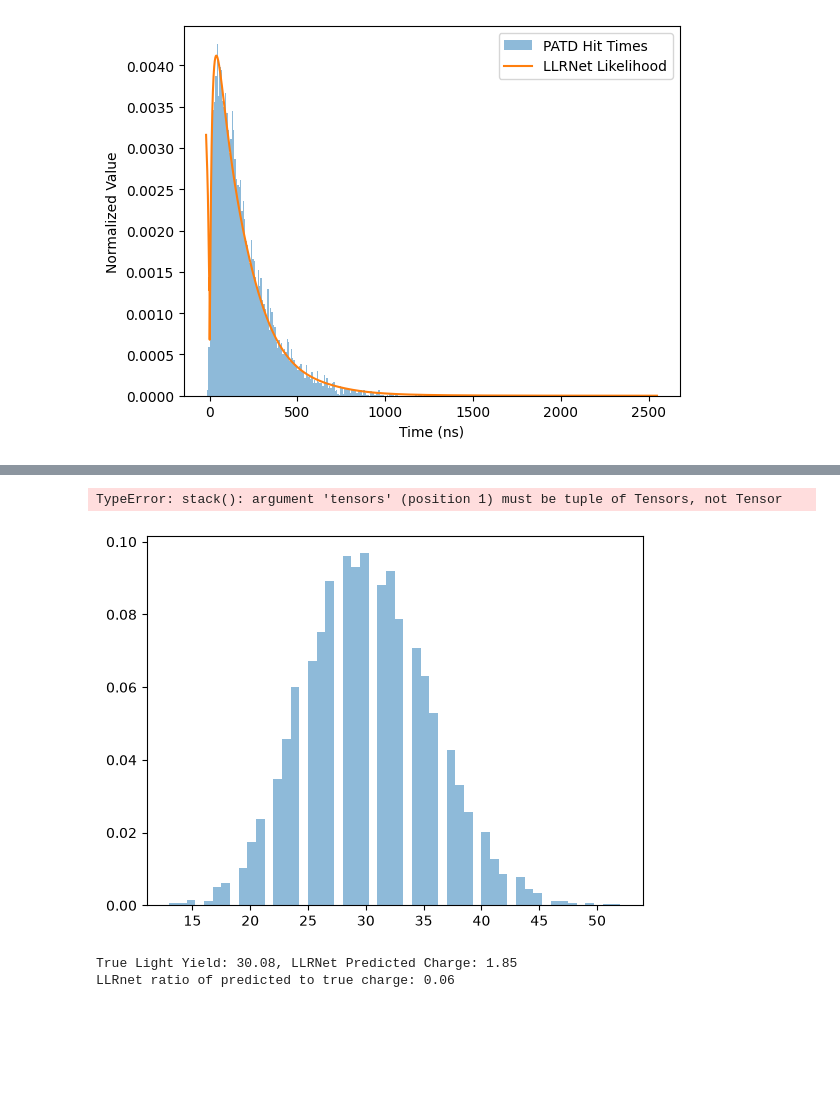
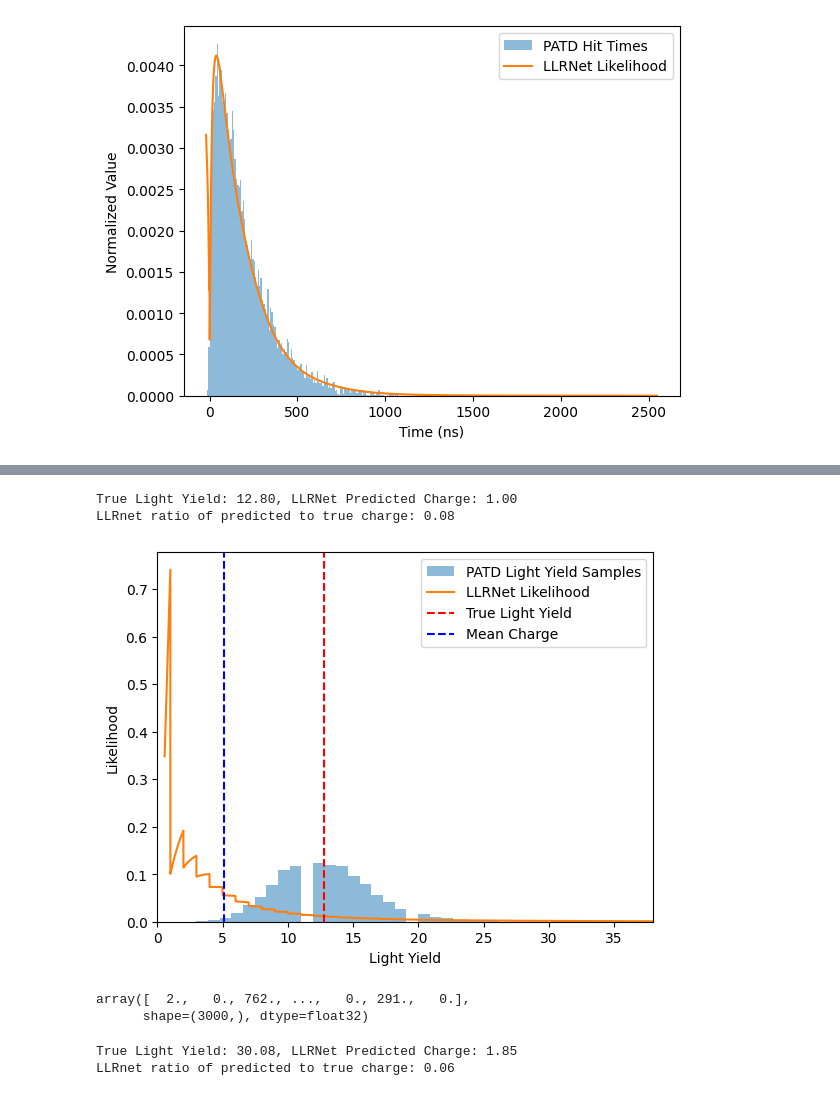
Before and after one commit to kristiantcho/nugget, a Jupyter notebook: nugget/examples/llr_testing.ipynb, the cells around one changed output, grey strips where cells are left out. Drawn from its saved outputs; the diff is of its cells as text; code cells hidden in the pictures; blank space fills up the shorter version.

Commit message:
more tests

```diff
--- a/nugget/examples/llr_testing.ipynb
+++ b/nugget/examples/llr_testing.ipynb
@@ -97,8 +97,9 @@ llr_net = nugget.surrogates.LLRnet.LLRnet(
 )
 
 # llr_net.load_model('best_hit_llr_model_v8.pt')
-llr_net.load_model('best_charge_llr_model_v6.pt')
+llr_net.load_model('best_charge_llr_model_v5.pt')
 # history = pickle.load(open('hit_llr_v7_training_history.pkl', 'rb'))
 # history = pickle.load(open('charge_llr_v5_training_history.pkl', 'rb'))
+marginalised_ly = torch.load('charge_llr_v6_training_ly.pt')
 # %% [output]
 Building parallel network architecture:
@@ -291,48 +342,63 @@ likelihoods = []
 #         event = signal_sampler.sample_events(1)[0]
 #         test_ly = light_yield_surrogate(opt_point=point, event_params=event)
 #     test_charges.append(test_ly)
-kde = llr_net.estimate_marginal_ly_density(point, signal_sampler, light_yield_surrogate, n_samples=10000, min_light_yield=0.1, max_resample_attempts=1000)
+# kde = llr_net.estimate_marginal_ly_density(point, signal_sampler, light_yield_surrogate, n_samples=10000, min_light_yield=0.1, max_resample_attempts=1000)
+
 
 for test_charge in test_charges:
     features = llr_net.prepare_features_charge(point=point, event_data=true_event, light_yield=test_charge)
-    # likelihoods.append(llr_net.predict_likelihood_ratio(features))
-    likelihoods = llr_net.predict_debiased_likelihood(features, test_charges, point=point)
+    likelihoods.append(llr_net.predict_likelihood_ratio(features))
+    # likelihoods = llr_net.predict_debiased_likelihood(features, test_charges, point=point)
 if assume_poisson:
     #make num_draws repeats of point to feed into the surrogate to draw ly samples
     lys= []
     for _ in range(num_draws):
         ly = light_yield_surrogate(opt_point=point, event_params=true_event)
         lys.append(ly)
     lys = torch.stack(lys)
     true_charge = torch.mean(lys)
 plt.hist(lys.cpu().detach().numpy(), bins=torch.max(lys).int(), alpha=0.5, label='PATD Light Yield Samples', density=True)
 # test_charge_diffs = [test_charges[0]]
 # test_charge_diffs.extend(test_charges[1:] - test_charges[:-1])
 # test_charge_diffs = torch.stack(test_charge_diffs)
-# likelihoods = torch.stack(likelihoods).squeeze(-1)
-likelihoods = likelihoods / torch.trapz(likelihoods, torch.stack(test_charges))
+likelihoods = torch.stack(likelihoods).squeeze(-1)
+marg_dens_hist = np.histogram(mismatched_ly, bins=int(np.max(mismatched_ly)), density=True)
+# marg_dens =marginal_ly_density(test_charges.cpu().detach().numpy())
+# marg_dens = torch.tensor(marg_dens) / torch.trapz(torch.tensor(marg_dens), torch.tensor(test_charges))
+# likelihoods = likelihoods * marg_dens
+# match likelihood corresponding light yield to the marginal density light yields from the mismatched events
+marginal_dens = marg_dens_hist[0][test_charges.cpu().detach().numpy().astype(int)]
+likelihoods = likelihoods * torch.tensor(marginal_dens)
+likelihoods = likelihoods / torch.trapz(likelihoods, torch.tensor(test_charges))
+
 # hist, bin_edges = np.histogram(test_charges, bins=100000, weights=likelihoods.cpu().detach().numpy(), density=True)
 # plot hists
 # plt.stairs(hist, bin_edges, label='LLRNet Likelihood', color='orange')
 plt.plot(test_charges.cpu().detach().numpy(), likelihoods.cpu().detach().numpy(), label='LLRNet Likelihood')
 #plot vertical line at the true charge
 plt.axvline(x=true_charge, color='red', linestyle='--', label='True Light Yield')
 #plot vertical line at the mean charge
 # test_charges = torch.stack()
-# mean_charge = torch.trapz(test_charges * likelihoods, test_charges)
-mean_charge = test_charges[torch.argmax(likelihoods)]
+mean_charge = torch.trapz(test_charges * likelihoods, test_charges).detach().cpu().numpy()
+# mean_charge = test_charges[torch.argmax(likelihoods)]
 plt.axvline(x=mean_charge, color='blue', linestyle='--', label='Mean Charge')
 # plt.axvline(x=test_charges[torch.argmin(likelihoods)].item(), color='green', linestyle='--', label='LLRNet Predicted Charge')
 plt.xlabel('Light Yield')
 plt.ylabel('Likelihood')
 # plt.title('LLRNet Charge Likelihood')
-# plt.xlim(0, lys.max().item())
+plt.xlim(0, lys.max().item()+10)
 plt.legend()
 print(f'True Light Yield: {true_charge:.2f}, LLRNet Predicted Charge: {test_charges[torch.argmax(likelihoods)]:.2f}')
 print(f'LLRnet ratio of predicted to true charge: {test_charges[torch.argmax(likelihoods)]/true_charge:.2f}')
 # %% [output]
-TypeError: stack(): argument 'tensors' (position 1) must be tuple of Tensors, not Tensor
+True Light Yield: 12.80, LLRNet Predicted Charge: 1.00
+LLRnet ratio of predicted to true charge: 0.08
-[figure, old version]
+[figure, new version]
+# %%
+test_charges
+# %% [output]
+array([  2.,   0., 762., ...,   0., 291.,   0.],
+      shape=(3000,), dtype=float32)
 # %%
 likelihoods = likelihoods / torch.trapz(likelihoods, test_charges)
 # hist, bin_edges = np.histogram(test_charges, bins=100000, weights=likelihoods.cpu().detach().numpy(), density=True)
```
Also changed, not shown: parts of 4 cells of this notebook, 3 other files.
